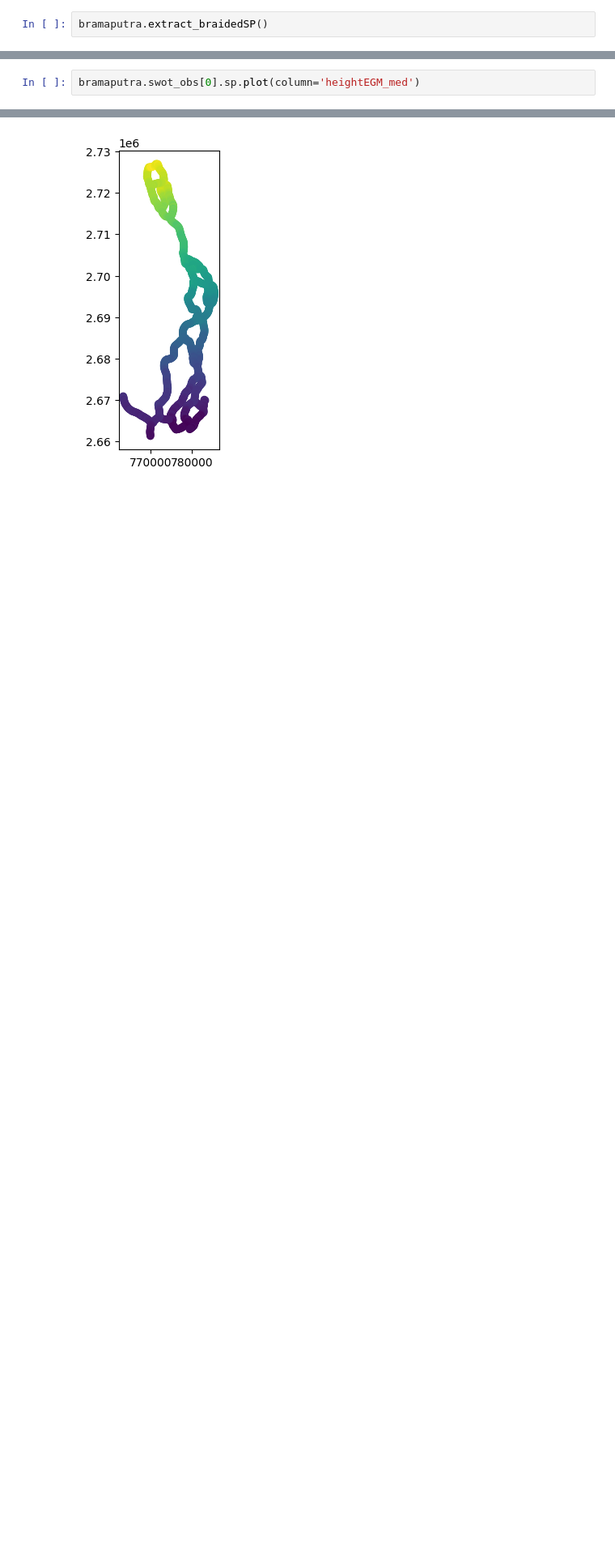
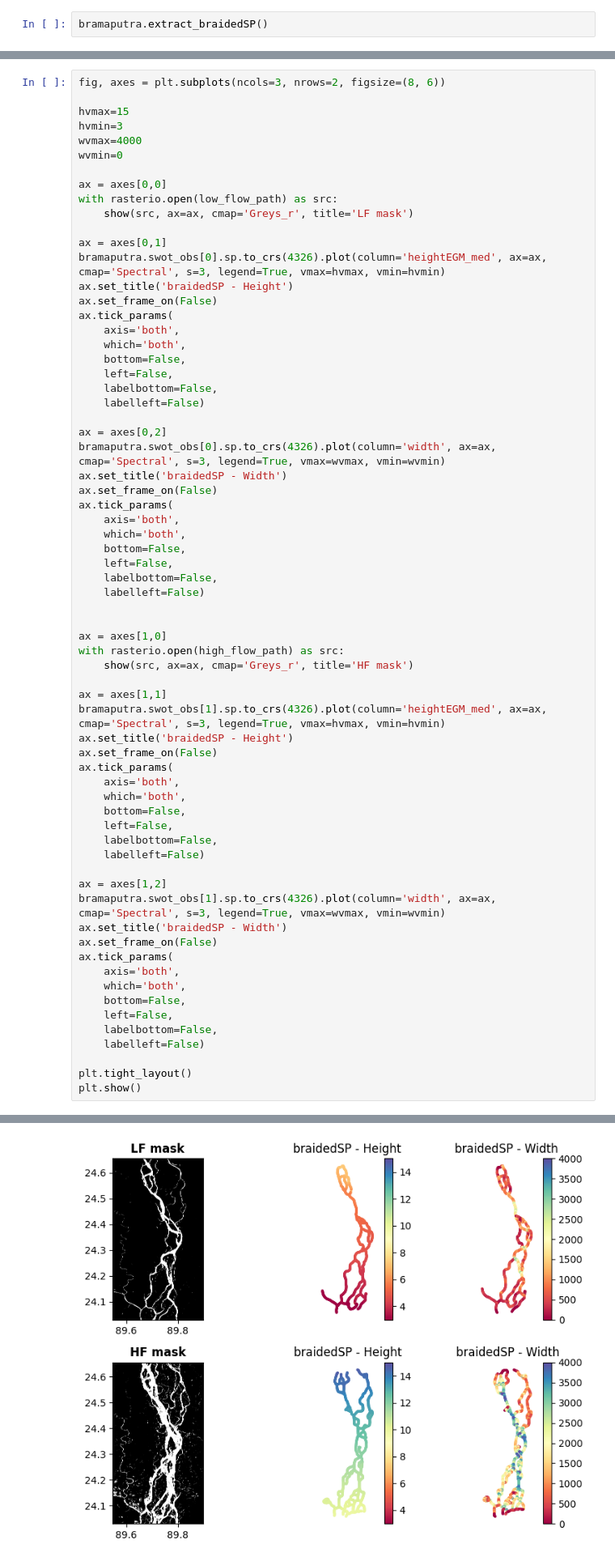
Before and after one commit to selfr-eo/braidedSP, a Jupyter notebook: examples/braidedSP_workflow.ipynb, the cells around one changed output, grey strips where cells are left out. Shown at 81% size. Cells and saved outputs as stored; diff of their text form; blank space fills up the shorter version.

```diff
--- a/examples/full_workflow.ipynb
+++ b/examples/braidedSP_workflow.ipynb
@@ -303,3 +307,68 @@ bramaputra.swot_obs[0].sp
 # %%
-bramaputra.swot_obs[0].sp.plot(column='heightEGM_med')
+fig, axes = plt.subplots(ncols=3, nrows=2, figsize=(8, 6))
+
+hvmax=15
+hvmin=3
+wvmax=4000
+wvmin=0
+
+ax = axes[0,0]
+with rasterio.open(low_flow_path) as src:
+    show(src, ax=ax, cmap='Greys_r', title='LF mask')
+
+ax = axes[0,1]
+bramaputra.swot_obs[0].sp.to_crs(4326).plot(column='heightEGM_med', ax=ax, cmap='Spectral', s=3, legend=True, vmax=hvmax, vmin=hvmin)
+ax.set_title('braidedSP - Height')
+ax.set_frame_on(False)
+ax.tick_params(
+    axis='both',
+    which='both',
+    bottom=False,
+    left=False,
+    labelbottom=False,
+    labelleft=False)
+
+ax = axes[0,2]
+bramaputra.swot_obs[0].sp.to_crs(4326).plot(column='width', ax=ax, cmap='Spectral', s=3, legend=True, vmax=wvmax, vmin=wvmin)
+ax.set_title('braidedSP - Width')
+ax.set_frame_on(False)
+ax.tick_params(
+    axis='both',
+    which='both',
+    bottom=False,
+    left=False,
+    labelbottom=False,
+    labelleft=False)
+
+
+ax = axes[1,0]
+with rasterio.open(high_flow_path) as src:
+    show(src, ax=ax, cmap='Greys_r', title='HF mask')
+
+ax = axes[1,1]
+bramaputra.swot_obs[1].sp.to_crs(4326).plot(column='heightEGM_med', ax=ax, cmap='Spectral', s=3, legend=True, vmax=hvmax, vmin=hvmin)
+ax.set_title('braidedSP - Height')
+ax.set_frame_on(False)
+ax.tick_params(
+    axis='both',
+    which='both',
+    bottom=False,
+    left=False,
+    labelbottom=False,
+    labelleft=False)
+
+ax = axes[1,2]
+bramaputra.swot_obs[1].sp.to_crs(4326).plot(column='width', ax=ax, cmap='Spectral', s=3, legend=True, vmax=wvmax, vmin=wvmin)
+ax.set_title('braidedSP - Width')
+ax.set_frame_on(False)
+ax.tick_params(
+    axis='both',
+    which='both',
+    bottom=False,
+    left=False,
+    labelbottom=False,
+    labelleft=False)
+
+plt.tight_layout()
+plt.show()
 # %% [output]
@@ -307 +375 @@ bramaputra.swot_obs[0].sp.plot(column='heightEGM_med')
-[figure, old version]
+[figure, new version]
```
Also changed, not shown: parts of 11 cells of this notebook, 2 other files.
